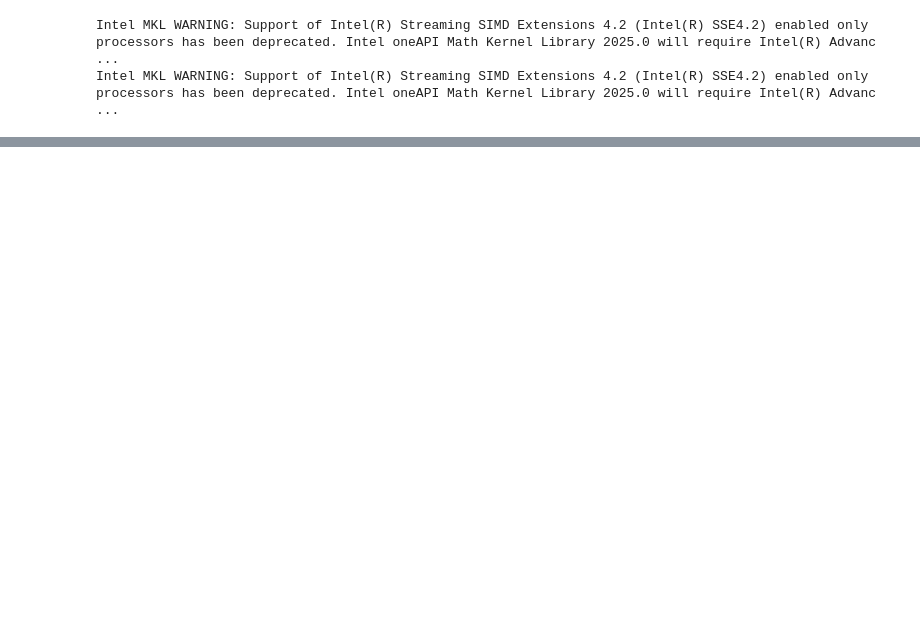
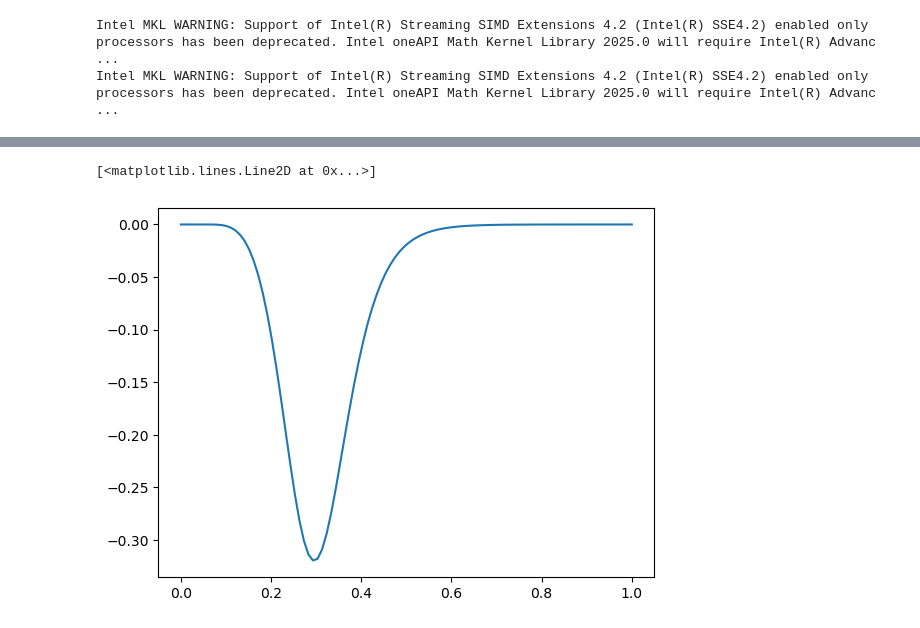
Before and after one commit to bylands/physics, a Jupyter notebook: deqlab/inductive_braking/ib_flux_2.ipynb, the cells around one changed output, grey strips where cells are left out. Saved outputs shown, nothing was run; the diff lists cells and outputs as text; code cells hidden in the pictures; blank space fills up the shorter version.

```diff
--- a/deqlab/inductive_braking/ib_flux_2.ipynb
+++ b/deqlab/inductive_braking/ib_flux_2.ipynb
@@ -122,0 +121,5 @@ x[-1]
+# %%
+plt.plot(t, Fx[:, 0])
+# %% [output]
+[<matplotlib.lines.Line2D at 0x...>]
+[figure, added]
```
Also changed, not shown: parts of 7 cells of this notebook.
